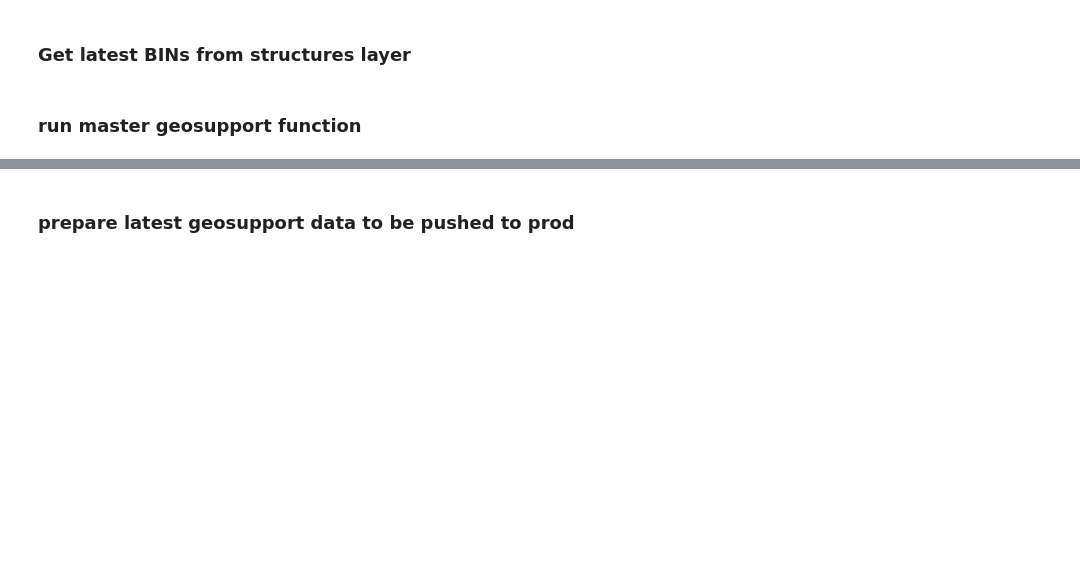
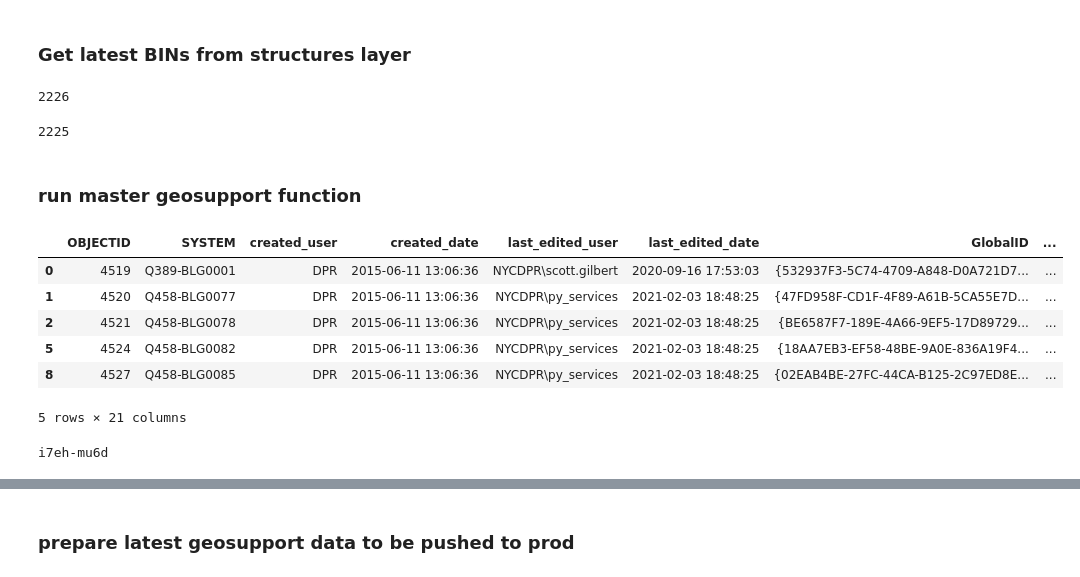
Before and after one commit to NYCParks-data/Structures, a Jupyter notebook: scripts/weekly_pre_QA/pre_QA_esri_push.ipynb, the cells around one changed output, grey strips where cells are left out. Drawn from its saved outputs; the diff is of its cells as text; code cells hidden in the pictures; blank space fills up the shorter version.

```diff
--- a/scripts/weekly_pre_QA/pre_QA_esri_push.ipynb
+++ b/scripts/weekly_pre_QA/pre_QA_esri_push.ipynb
@@ -267,4 +280,4 @@ geosupport = tbl_geosupport.query()
 # %%
-structures_valid_BINs = structures_features.sdf[
+structures_sdf = structures_features.sdf[
     (structures_features.sdf['BIN'] != 0) &
     (~pd.isnull(structures_features.sdf['BIN']))]
@@ -275,0 +284,3 @@ bins = [str(bins[i]) for i in range(0, len(bins))]
+# %%
+structs_sdf_final = structures_sdf[(structures_sdf['BIN'].astype(int) % 1000000 != 0)
+                                   &(~pd.isnull(structures_sdf['DOITT_ID']))]
@@ -275,0 +305,8 @@ bins = [str(bins[i]) for i in range(0, len(bins))]
+# %%
+len(structs_sdf_final)
+# %% [output]
+2226
+# %%
+len(structs_sdf_final['BIN'].unique())
+# %% [output]
+2225
@@ -276,3 +316,17 @@ bins = [str(bins[i]) for i in range(0, len(bins))]
 # %% [markdown]
 ### run master geosupport function
+# %%
+structs_sdf_final.head()
+# %% [output]
+|  | OBJECTID | SYSTEM | created_user | created_date | last_edited_user | last_edited_date | GlobalID | ... |
+| 0 | 4519 | Q389-BLG0001 | DPR | 2015-06-11 13:06:36 | NYCDPR\scott.gilbert | 2020-09-16 17:53:03 | {532937F3-5C74-4709-A848-D0A721D7... | ... |
+| 1 | 4520 | Q458-BLG0077 | DPR | 2015-06-11 13:06:36 | NYCDPR\py_services | 2021-02-03 18:48:25 | {47FD958F-CD1F-4F89-A61B-5CA55E7D... | ... |
+| 2 | 4521 | Q458-BLG0078 | DPR | 2015-06-11 13:06:36 | NYCDPR\py_services | 2021-02-03 18:48:25 | {BE6587F7-189E-4A66-9EF5-17D89729... | ... |
+| 5 | 4524 | Q458-BLG0082 | DPR | 2015-06-11 13:06:36 | NYCDPR\py_services | 2021-02-03 18:48:25 | {18AA7EB3-EF58-48BE-9A0E-836A19F4... | ... |
+| 8 | 4527 | Q458-BLG0085 | DPR | 2015-06-11 13:06:36 | NYCDPR\py_services | 2021-02-03 18:48:25 | {02EAB4BE-27FC-44CA-B125-2C97ED8E... | ... |
+5 rows × 21 columns
+# %%
+print_url()
+# %% [output]
+i7eh-mu6d
 # %%
```
Also changed, not shown: parts of 35 cells of this notebook.
